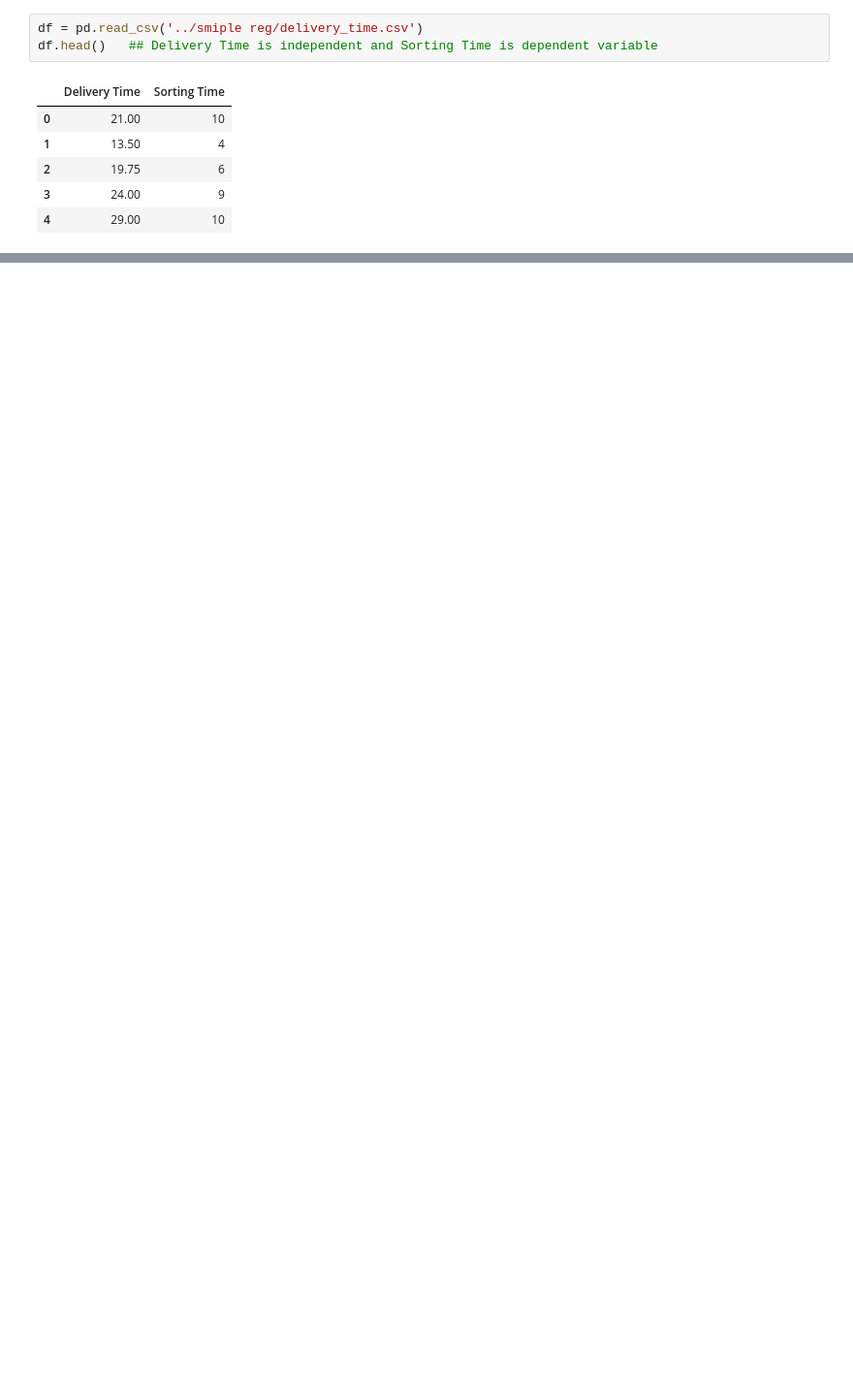
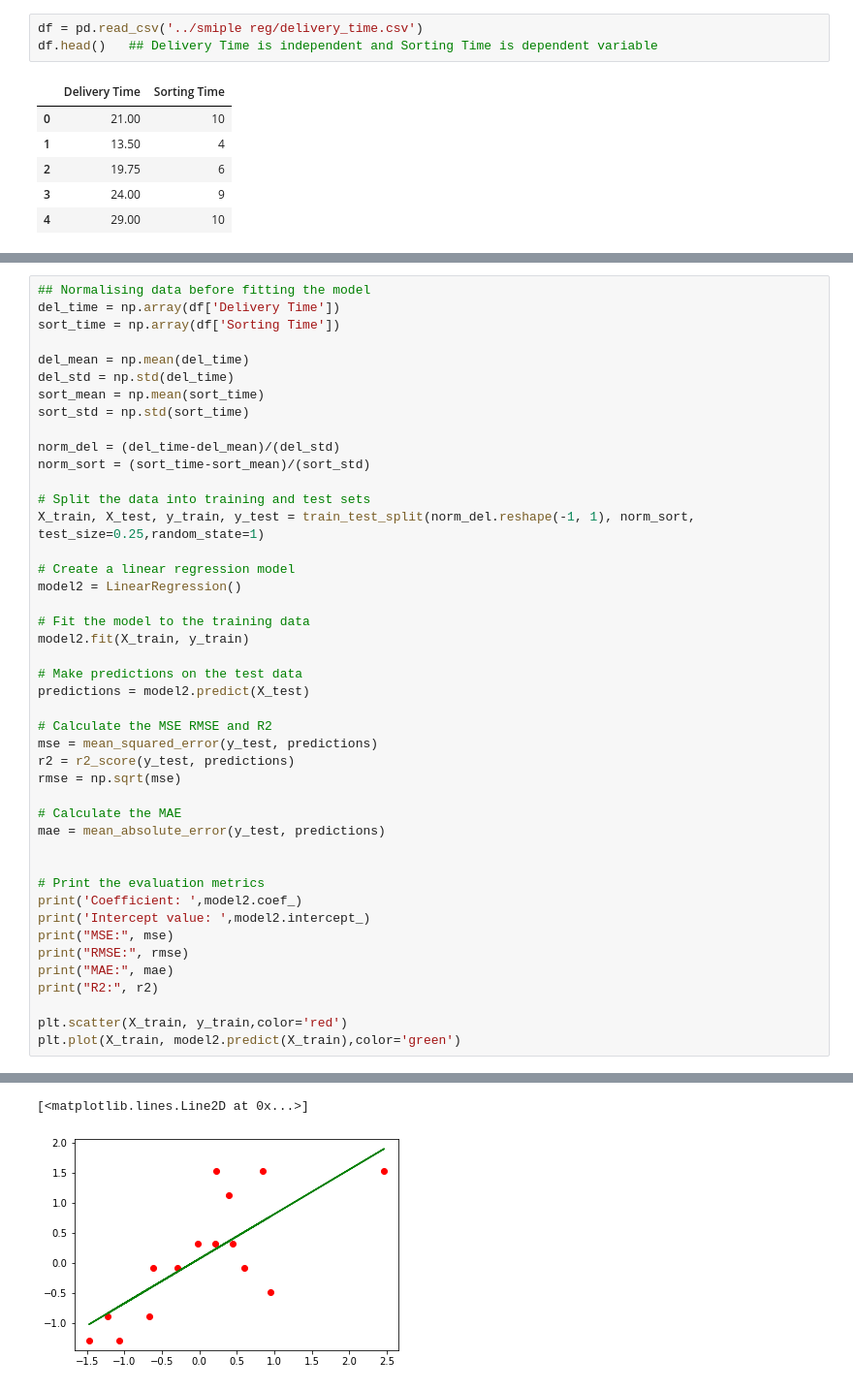
Before and after one commit to naveenverse/code, a Jupyter notebook: regression_analysis.ipynb, the cells around one changed output, grey strips where cells are left out. Shown at 97% size. Cells and saved outputs as stored; diff of their text form; blank space fills up the shorter version.

```diff
--- a/regression_analysis.ipynb
+++ b/regression_analysis.ipynb
@@ -68,0 +87,45 @@ R2: 0.8040137485226824
+# %%
+## Normalising data before fitting the model
+del_time = np.array(df['Delivery Time'])
+sort_time = np.array(df['Sorting Time'])
+
+del_mean = np.mean(del_time)
+del_std = np.std(del_time)
+sort_mean = np.mean(sort_time)
+sort_std = np.std(sort_time)
+
+norm_del = (del_time-del_mean)/(del_std)
+norm_sort = (sort_time-sort_mean)/(sort_std)
+
+# Split the data into training and test sets
+X_train, X_test, y_train, y_test = train_test_split(norm_del.reshape(-1, 1), norm_sort, test_size=0.25,random_state=1)
+
+# Create a linear regression model
+model2 = LinearRegression()
+
+# Fit the model to the training data
+model2.fit(X_train, y_train)
+
+# Make predictions on the test data
+predictions = model2.predict(X_test)
+
+# Calculate the MSE RMSE and R2
+mse = mean_squared_error(y_test, predictions)
+r2 = r2_score(y_test, predictions)
+rmse = np.sqrt(mse)
+
+# Calculate the MAE
+mae = mean_absolute_error(y_test, predictions)
+
+
+# Print the evaluation metrics
+print('Coefficient: ',model2.coef_)
+print('Intercept value: ',model2.intercept_)
+print("MSE:", mse)
+print("RMSE:", rmse)
+print("MAE:", mae)
+print("R2:", r2)
+
+plt.scatter(X_train, y_train,color='red')
+plt.plot(X_train, model2.predict(X_train),color='green')
+# %% [output]
@@ -68,0 +138,2 @@ R2: 0.8040137485226824
+[<matplotlib.lines.Line2D at 0x...>]
+[figure, added]
```
Also changed, not shown: parts of 29 cells of this notebook.
